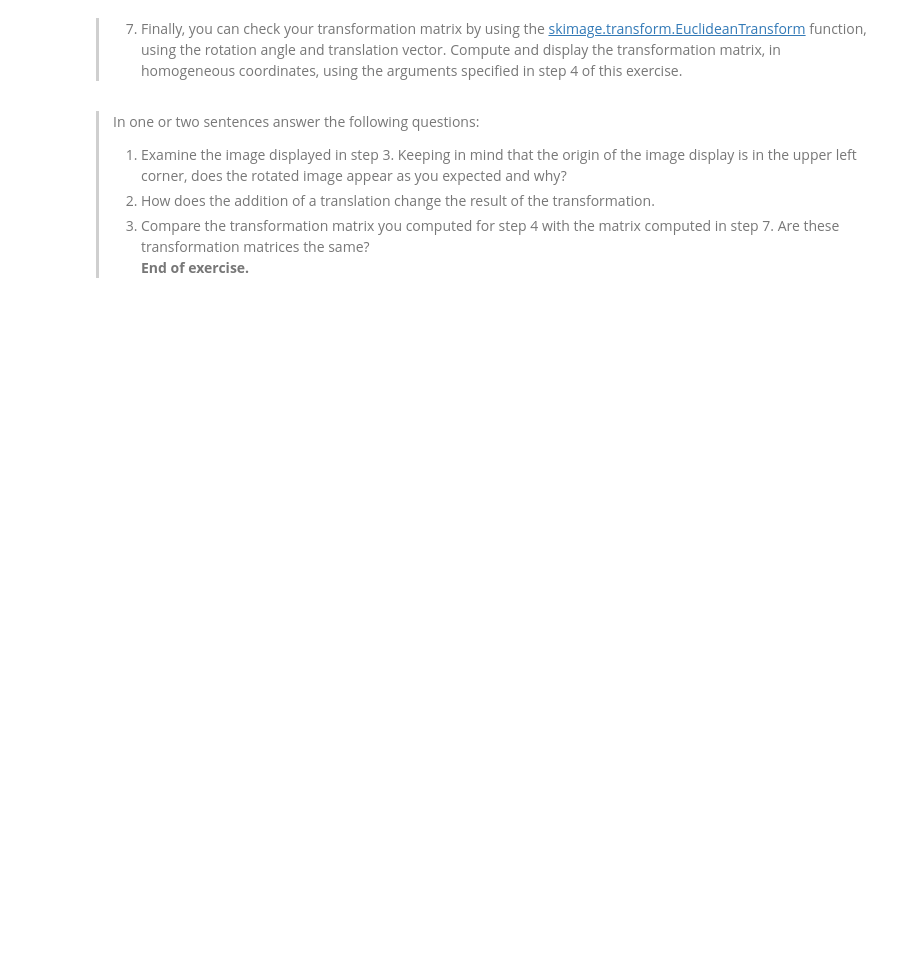
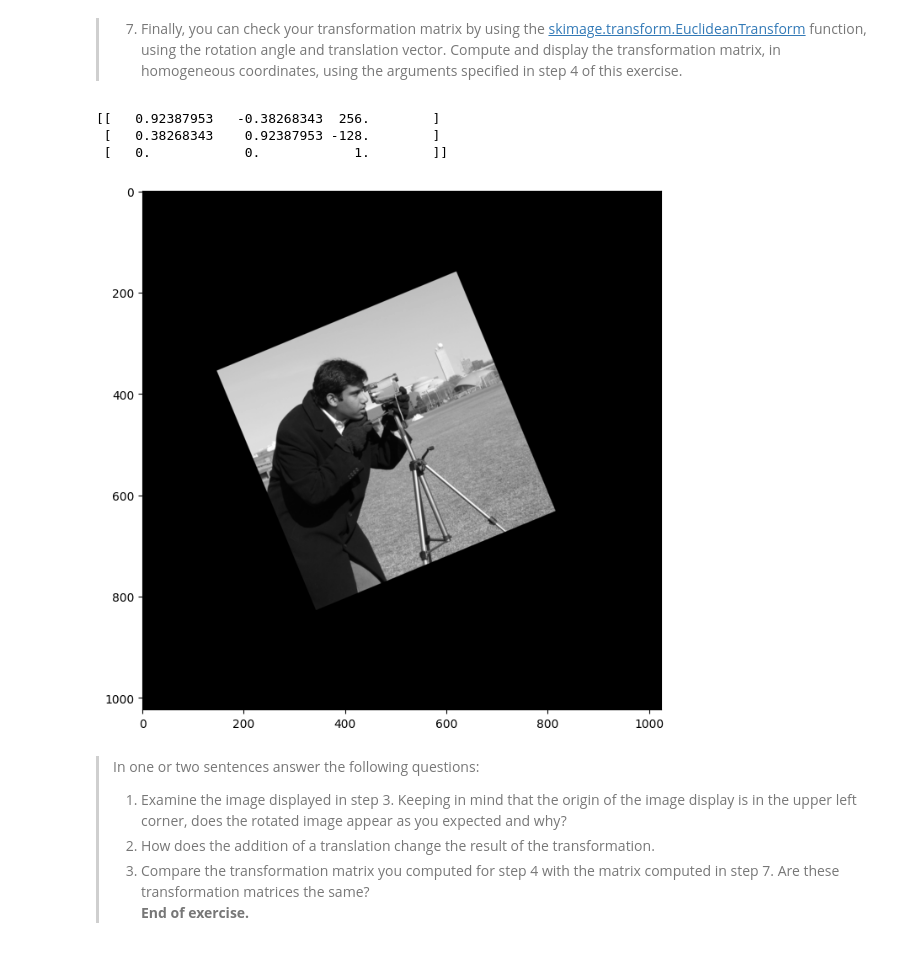
Before and after one commit to alvaroiramirez/CSCI_E-25, a Jupyter notebook: Labs/9_HomographyProjections.ipynb, the cells around one changed output. Saved outputs shown, nothing was run; the diff lists cells and outputs as text; code cells hidden in the pictures; blank space fills up the shorter version.

```diff
--- a/Labs/9_HomographyProjections.ipynb
+++ b/Labs/9_HomographyProjections.ipynb
@@ -74,6 +125,25 @@ The Euclidean transformation involves only rotation and translation. The shape o
 > 7. Finally, you can check your transformation matrix by using the [skimage.transform.EuclideanTransform](https://scikit-image.org/docs/stable/api/skimage.transform.html#skimage.transform.EuclideanTransform) function, using the rotation angle and translation vector. Compute and display the transformation matrix, in homogeneous coordinates, using the arguments specified in step 4 of this exercise.
 # %%
 ## Put your code below
+
+# 7. Finally, you can check your transformation matrix by using the skimage.transform.EuclideanTransform function, using
+#    the rotation angle and translation vector. Compute and display the transformation matrix, in homogeneous coordinates,
+#    using the arguments specified in step 4 of this exercise.
+euclidean_transform = transform.EuclideanTransform(rotation=angle, translation=[256, -128])
+
+#    Display the transformation matrix.
+print(euclidean_transform.params)
+
+#    Apply transformation matrix to the image.
+transformed_image = transform.warp(camera_image_background, euclidean_transform)
+
+#    Display result.
+plot_grayscale(transformed_image)
+# %% [output]
+[[   0.92387953   -0.38268343  256.        ]
+ [   0.38268343    0.92387953 -128.        ]
+ [   0.            0.            1.        ]]
+[figure, added]
 # %% [markdown]
 > In one or two sentences answer the following questions:
 > 1. Examine the image displayed in step 3. Keeping in mind that the origin of the image display is in the upper left corner, does the rotated image appear as you expected and why?
```
Also changed, not shown: parts of 10 cells of this notebook.
